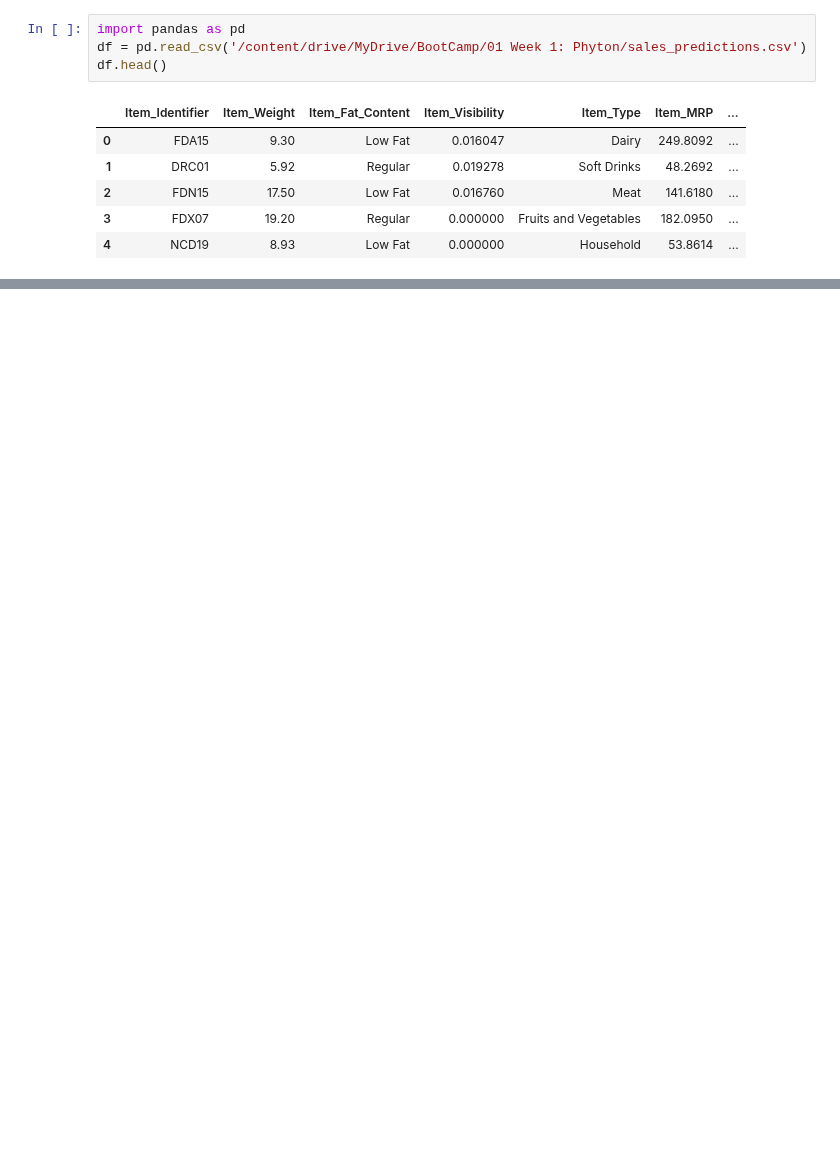
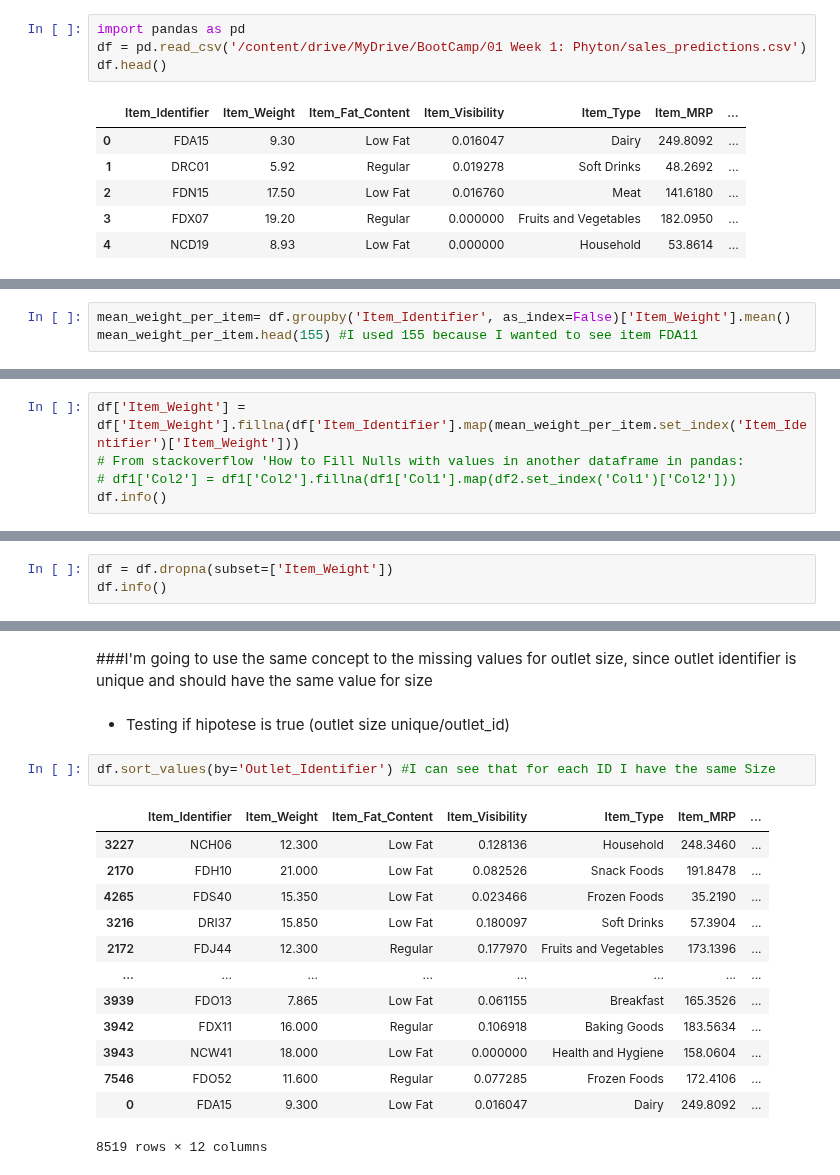
Before and after one commit to paulapipkin/sales_predictions, a Jupyter notebook: Sales_Prediciton.ipynb, the cells around one changed output, grey strips where cells are left out. Cells and saved outputs as stored; diff of their text form; blank space fills up the shorter version.

```diff
--- a/Sales_Prediciton.ipynb
+++ b/Sales_Prediciton.ipynb
@@ -13,0 +173,3 @@ df.head()
+# %%
+mean_weight_per_item= df.groupby('Item_Identifier', as_index=False)['Item_Weight'].mean()
+mean_weight_per_item.head(155) #I used 155 because I wanted to see item FDA11
@@ -13,0 +190,5 @@ df.head()
+# %%
+df['Item_Weight'] = df['Item_Weight'].fillna(df['Item_Identifier'].map(mean_weight_per_item.set_index('Item_Identifier')['Item_Weight']))
+# From stackoverflow 'How to Fill Nulls with values in another dataframe in pandas:
+# df1['Col2'] = df1['Col2'].fillna(df1['Col1'].map(df2.set_index('Col1')['Col2']))
+df.info()
@@ -13,0 +236,3 @@ df.head()
+# %%
+df = df.dropna(subset=['Item_Weight'])
+df.info()
@@ -13,0 +259,20 @@ df.head()
+# %% [markdown]
+###I'm going to use the same concept to the missing values for outlet size, since outlet identifier is unique and should have the same value for size
+# %% [markdown]
+- Testing if hipotese is true (outlet size unique/outlet_id)
+# %%
+df.sort_values(by='Outlet_Identifier') #I can see that for each ID I have the same Size
+# %% [output]
+|  | Item_Identifier | Item_Weight | Item_Fat_Content | Item_Visibility | Item_Type | Item_MRP | ... |
+| 3227 | NCH06 | 12.300 | Low Fat | 0.128136 | Household | 248.3460 | ... |
+| 2170 | FDH10 | 21.000 | Low Fat | 0.082526 | Snack Foods | 191.8478 | ... |
+| 4265 | FDS40 | 15.350 | Low Fat | 0.023466 | Frozen Foods | 35.2190 | ... |
+| 3216 | DRI37 | 15.850 | Low Fat | 0.180097 | Soft Drinks | 57.3904 | ... |
+| 2172 | FDJ44 | 12.300 | Regular | 0.177970 | Fruits and Vegetables | 173.1396 | ... |
+| ... | ... | ... | ... | ... | ... | ... | ... |
+| 3939 | FDO13 | 7.865 | Low Fat | 0.061155 | Breakfast | 165.3526 | ... |
+| 3942 | FDX11 | 16.000 | Regular | 0.106918 | Baking Goods | 183.5634 | ... |
+| 3943 | NCW41 | 18.000 | Low Fat | 0.000000 | Health and Hygiene | 158.0604 | ... |
+| 7546 | FDO52 | 11.600 | Regular | 0.077285 | Frozen Foods | 172.4106 | ... |
+| 0 | FDA15 | 9.300 | Low Fat | 0.016047 | Dairy | 249.8092 | ... |
+8519 rows × 12 columns
```
Also changed, not shown: parts of 39 cells of this notebook.
